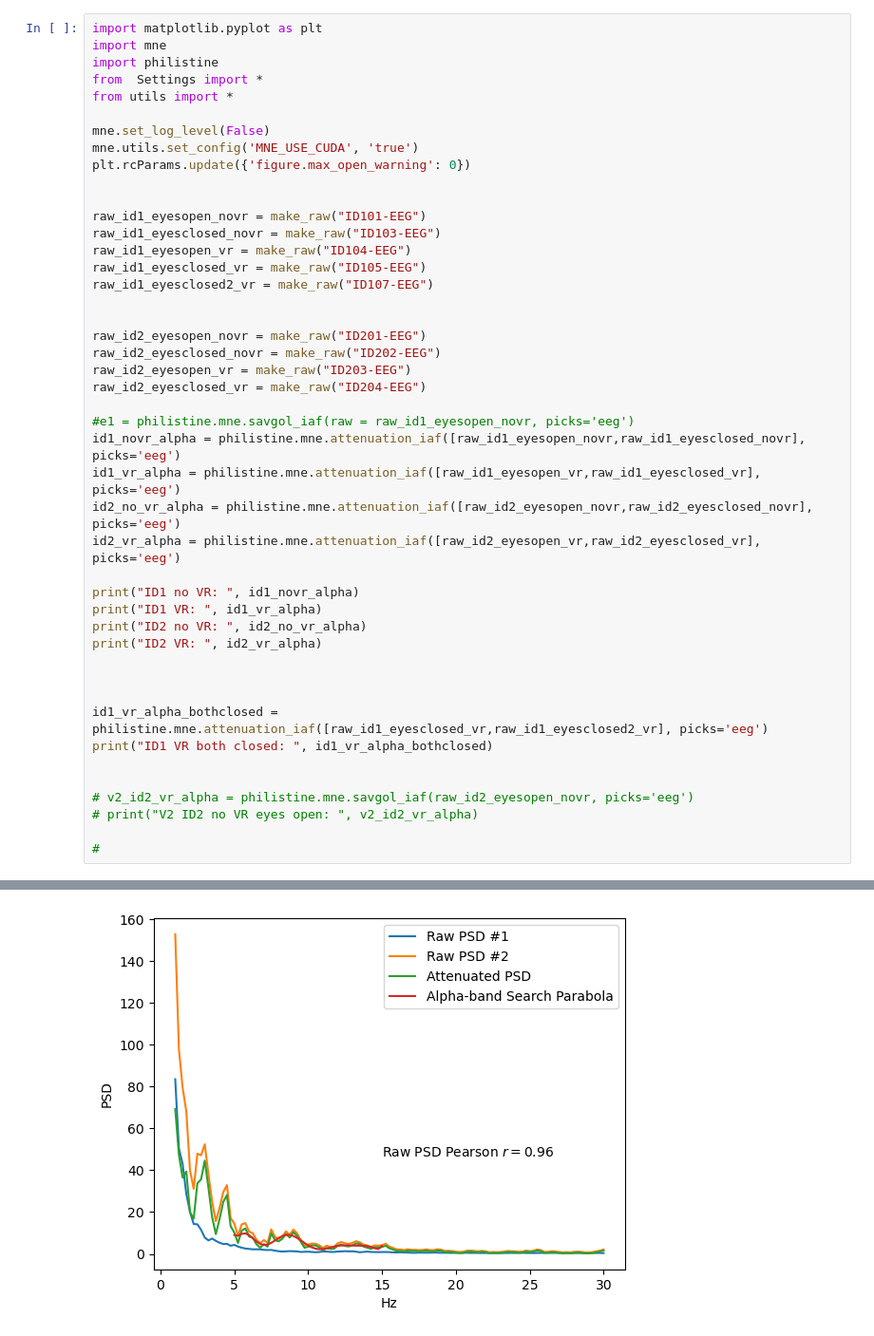
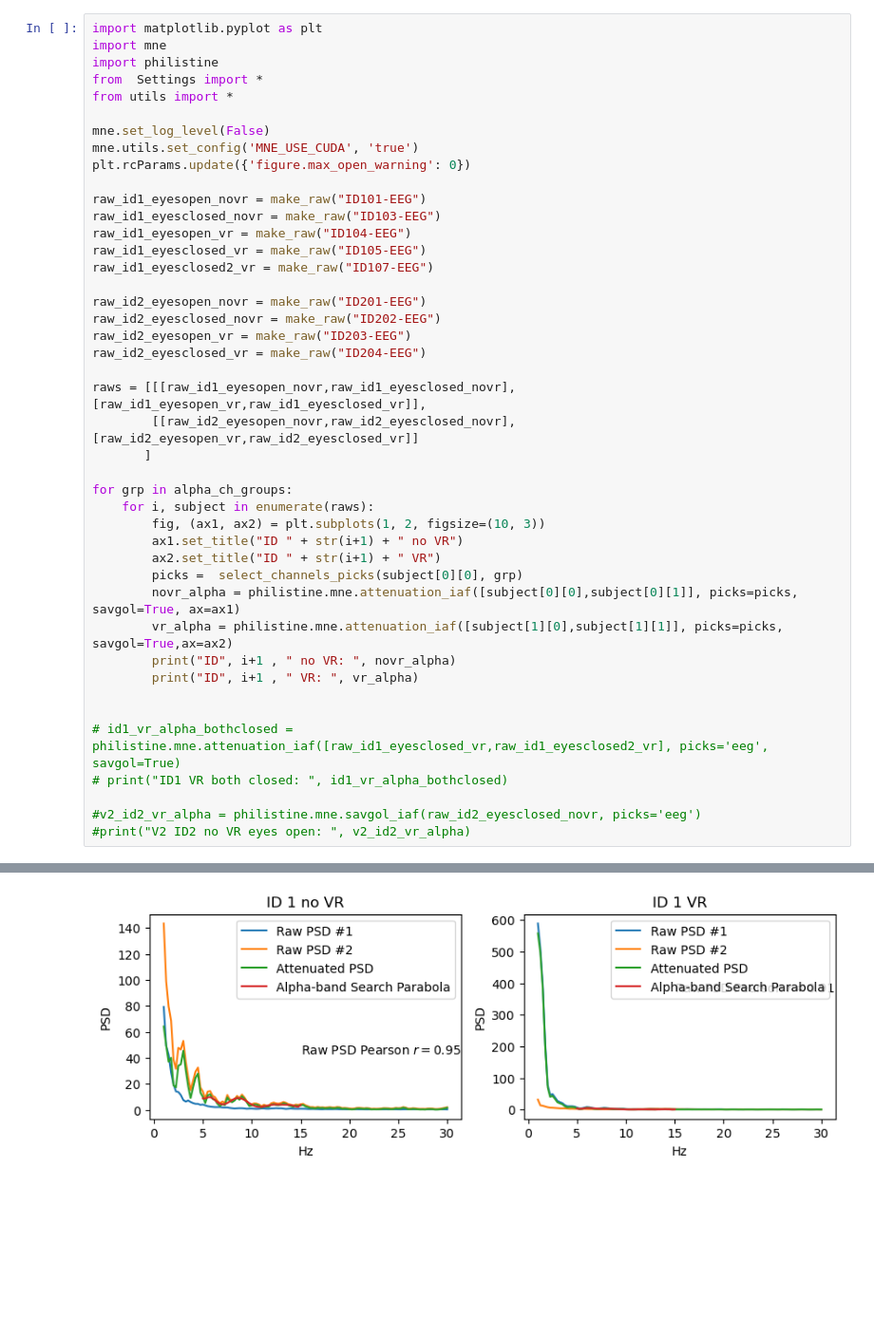
Before and after one commit to powerkarrot/OfflineEEGAnalysis, a Jupyter notebook: IAF/iaf.ipynb, the cells around one changed output, grey strips where cells are left out. Shown at 95% size. Saved outputs shown, nothing was run; the diff lists cells and outputs as text; blank space fills up the shorter version.

```diff
--- a/IAF/iaf.ipynb
+++ b/IAF/iaf.ipynb
@@ -9,38 +9,36 @@ mne.set_log_level(False)
 mne.utils.set_config('MNE_USE_CUDA', 'true')
 plt.rcParams.update({'figure.max_open_warning': 0})
 
-
 raw_id1_eyesopen_novr = make_raw("ID101-EEG")
 raw_id1_eyesclosed_novr = make_raw("ID103-EEG")
 raw_id1_eyesopen_vr = make_raw("ID104-EEG")
 raw_id1_eyesclosed_vr = make_raw("ID105-EEG")
 raw_id1_eyesclosed2_vr = make_raw("ID107-EEG")
 
-
 raw_id2_eyesopen_novr = make_raw("ID201-EEG")
 raw_id2_eyesclosed_novr = make_raw("ID202-EEG")
 raw_id2_eyesopen_vr = make_raw("ID203-EEG")
 raw_id2_eyesclosed_vr = make_raw("ID204-EEG")
 
-#e1 = philistine.mne.savgol_iaf(raw = raw_id1_eyesopen_novr, picks='eeg')
-id1_novr_alpha = philistine.mne.attenuation_iaf([raw_id1_eyesopen_novr,raw_id1_eyesclosed_novr], picks='eeg')
-id1_vr_alpha = philistine.mne.attenuation_iaf([raw_id1_eyesopen_vr,raw_id1_eyesclosed_vr], picks='eeg')
-id2_no_vr_alpha = philistine.mne.attenuation_iaf([raw_id2_eyesopen_novr,raw_id2_eyesclosed_novr], picks='eeg')
-id2_vr_alpha = philistine.mne.attenuation_iaf([raw_id2_eyesopen_vr,raw_id2_eyesclosed_vr], picks='eeg')
+raws = [[[raw_id1_eyesopen_novr,raw_id1_eyesclosed_novr],[raw_id1_eyesopen_vr,raw_id1_eyesclosed_vr]],
+        [[raw_id2_eyesopen_novr,raw_id2_eyesclosed_novr],[raw_id2_eyesopen_vr,raw_id2_eyesclosed_vr]]
+       ]
 
-print("ID1 no VR: ", id1_novr_alpha)
-print("ID1 VR: ", id1_vr_alpha)
-print("ID2 no VR: ", id2_no_vr_alpha)
-print("ID2 VR: ", id2_vr_alpha)
+for grp in alpha_ch_groups:
+    for i, subject in enumerate(raws):
+        fig, (ax1, ax2) = plt.subplots(1, 2, figsize=(10, 3))
+        ax1.set_title("ID " + str(i+1) + " no VR")
+        ax2.set_title("ID " + str(i+1) + " VR")
+        picks =  select_channels_picks(subject[0][0], grp)
+        novr_alpha = philistine.mne.attenuation_iaf([subject[0][0],subject[0][1]], picks=picks, savgol=True, ax=ax1)
+        vr_alpha = philistine.mne.attenuation_iaf([subject[1][0],subject[1][1]], picks=picks, savgol=True,ax=ax2)
+        print("ID", i+1 , " no VR: ", novr_alpha)
+        print("ID", i+1 , " VR: ", vr_alpha)
 
 
+# id1_vr_alpha_bothclosed = philistine.mne.attenuation_iaf([raw_id1_eyesclosed_vr,raw_id1_eyesclosed2_vr], picks='eeg', savgol=True)
+# print("ID1 VR both closed: ", id1_vr_alpha_bothclosed)
 
-id1_vr_alpha_bothclosed = philistine.mne.attenuation_iaf([raw_id1_eyesclosed_vr,raw_id1_eyesclosed2_vr], picks='eeg')
-print("ID1 VR both closed: ", id1_vr_alpha_bothclosed)
-
-
-# v2_id2_vr_alpha = philistine.mne.savgol_iaf(raw_id2_eyesopen_novr, picks='eeg')
-# print("V2 ID2 no VR eyes open: ", v2_id2_vr_alpha)
-
-#
+#v2_id2_vr_alpha = philistine.mne.savgol_iaf(raw_id2_eyesclosed_novr, picks='eeg')
+#print("V2 ID2 no VR eyes open: ", v2_id2_vr_alpha)
 # %% [output]
@@ -52 +49 @@ ID1 VR both closed:  IAFEstimate(PeakAlphaFrequency=10.75, CenterOfGravity=10.75
-[figure, old version]
+[figure, new version]
```
Also changed, not shown: parts of 1 cell of this notebook.
